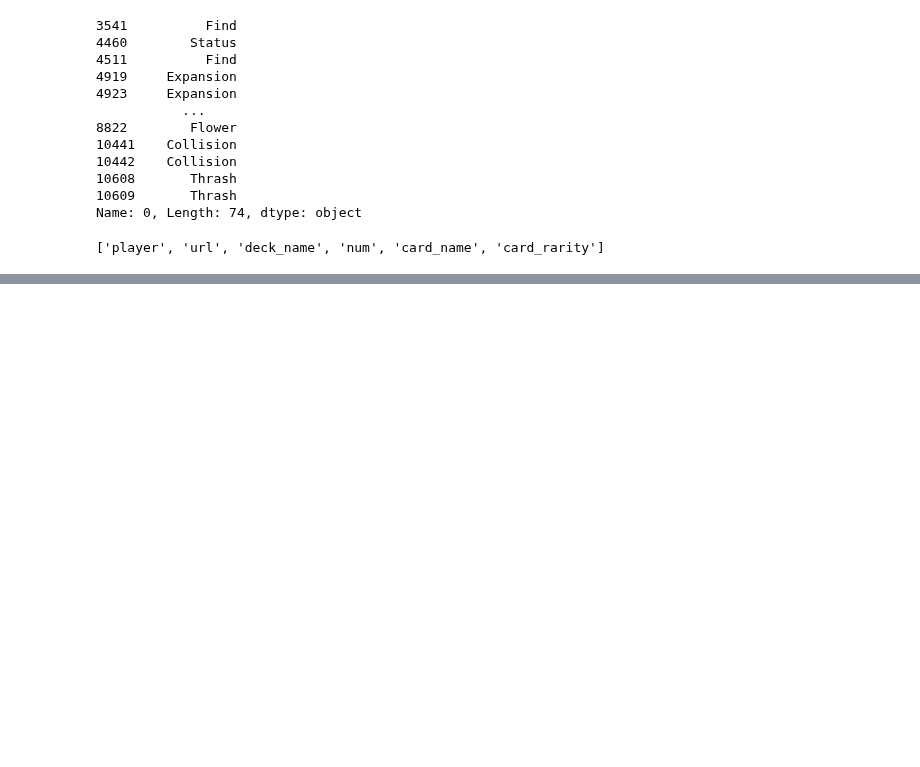
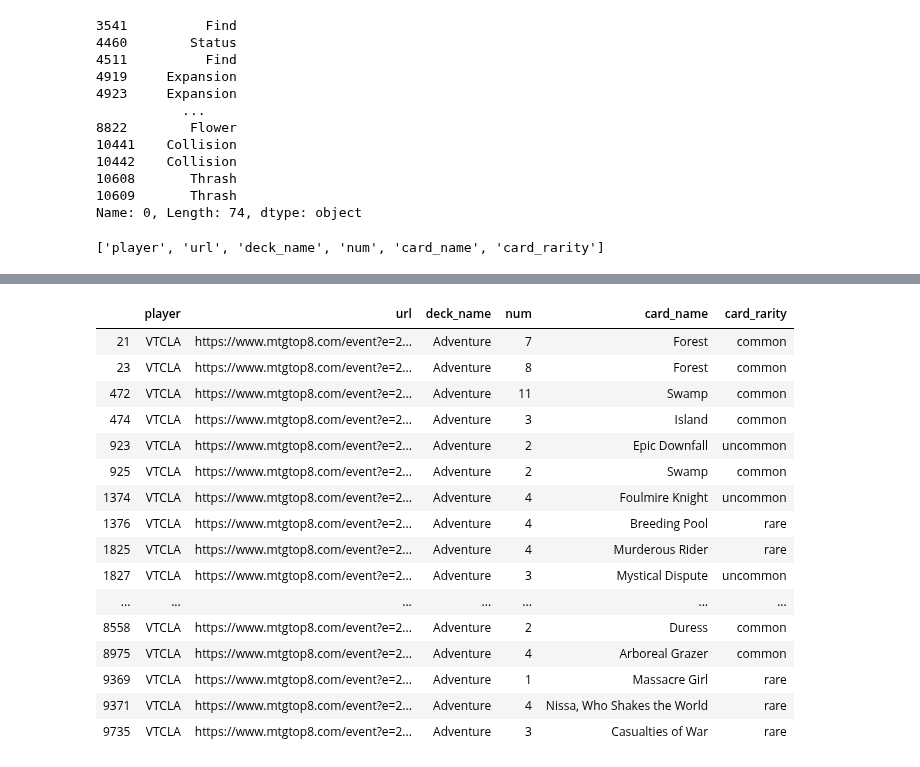
Before and after one commit to jcorum11/MTGA_rarity_analysis, a Jupyter notebook: wrangle_notebooks/mtg_wrangle_act.ipynb, the cells around one changed output, grey strips where cells are left out. Cells and saved outputs as stored; diff of their text form; code cells hidden in the pictures; blank space fills up the shorter version.

```diff
--- a/wrangle_notebooks/mtg_wrangle_act.ipynb
+++ b/wrangle_notebooks/mtg_wrangle_act.ipynb
@@ -478,0 +576,6 @@ decks_clean.to_csv('~/Documents/MTGA_rarity_analysis/data/decks_clean.csv', inde
+# %%
+decks_clean.drop(columns=['variable'], inplace=True)
+# %%
+decks_clean.drop_duplicates(inplace=True)
+# %%
+decks_clean = decks_clean[decks_clean.card_rarity != '0']
@@ -478,0 +590,2 @@ decks_clean.to_csv('~/Documents/MTGA_rarity_analysis/data/decks_clean.csv', inde
+# %%
+decks_clean = decks_clean[decks_clean.card_rarity != 'nan']
@@ -478,0 +636,20 @@ decks_clean.to_csv('~/Documents/MTGA_rarity_analysis/data/decks_clean.csv', inde
+# %%
+decks_clean.query("player in 'VTCLA' and deck_name in 'Adventure'")
+# %% [output]
+|  | player | url | deck_name | num | card_name | card_rarity |
+| 21 | VTCLA | https://www.mtgtop8.com/event?e=2... | Adventure | 7 | Forest | common |
+| 23 | VTCLA | https://www.mtgtop8.com/event?e=2... | Adventure | 8 | Forest | common |
+| 472 | VTCLA | https://www.mtgtop8.com/event?e=2... | Adventure | 11 | Swamp | common |
+| 474 | VTCLA | https://www.mtgtop8.com/event?e=2... | Adventure | 3 | Island | common |
+| 923 | VTCLA | https://www.mtgtop8.com/event?e=2... | Adventure | 2 | Epic Downfall | uncommon |
+| 925 | VTCLA | https://www.mtgtop8.com/event?e=2... | Adventure | 2 | Swamp | common |
+| 1374 | VTCLA | https://www.mtgtop8.com/event?e=2... | Adventure | 4 | Foulmire Knight | uncommon |
+| 1376 | VTCLA | https://www.mtgtop8.com/event?e=2... | Adventure | 4 | Breeding Pool | rare |
+| 1825 | VTCLA | https://www.mtgtop8.com/event?e=2... | Adventure | 4 | Murderous Rider | rare |
+| 1827 | VTCLA | https://www.mtgtop8.com/event?e=2... | Adventure | 3 | Mystical Dispute | uncommon |
+| ... | ... | ... | ... | ... | ... | ... |
+| 8558 | VTCLA | https://www.mtgtop8.com/event?e=2... | Adventure | 2 | Duress | common |
+| 8975 | VTCLA | https://www.mtgtop8.com/event?e=2... | Adventure | 4 | Arboreal Grazer | common |
+| 9369 | VTCLA | https://www.mtgtop8.com/event?e=2... | Adventure | 1 | Massacre Girl | rare |
+| 9371 | VTCLA | https://www.mtgtop8.com/event?e=2... | Adventure | 4 | Nissa, Who Shakes the World | rare |
+| 9735 | VTCLA | https://www.mtgtop8.com/event?e=2... | Adventure | 3 | Casualties of War | rare |
```
Also changed, not shown: parts of 16 cells of this notebook, 2 other files.
